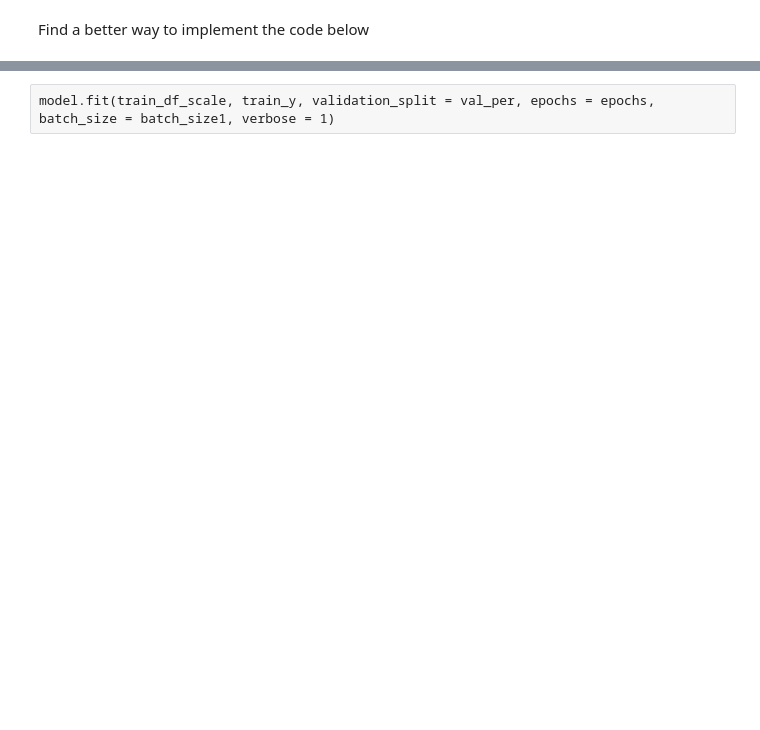
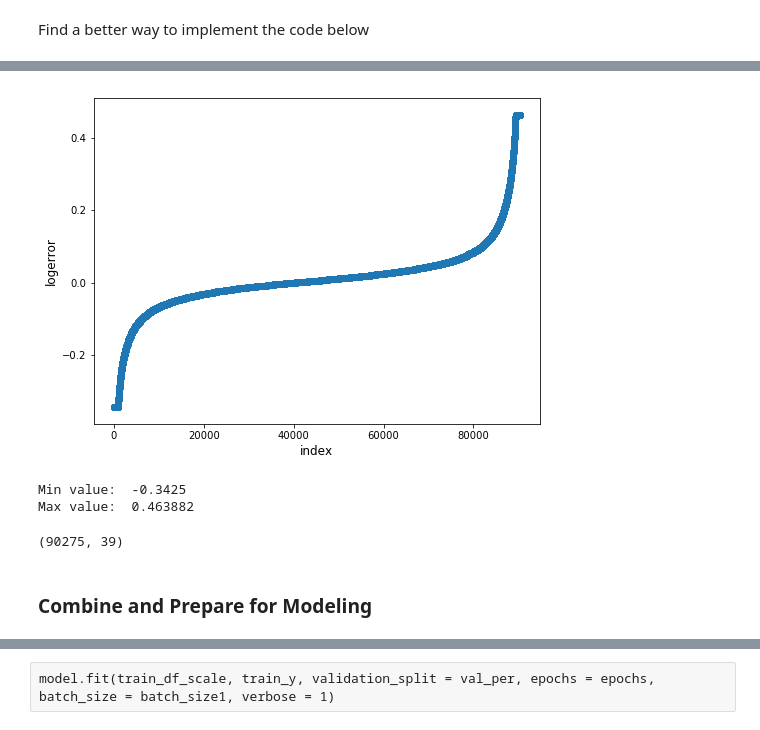
Before and after one commit to malctaylor15/Zillow_Kaggle, a Jupyter notebook: Analysis.ipynb, the cells around one changed output, grey strips where cells are left out. Cells and saved outputs as stored; diff of their text form; code cells hidden in the pictures; blank space fills up the shorter version.

```diff
--- a/Analysis.ipynb
+++ b/Analysis.ipynb
@@ -119,0 +257,20 @@ train_y = train_df['logerror']
+# %%
+plt.figure(figsize=(8,6))
+plt.scatter(range(train_y.size), np.sort(train_y))
+plt.xlabel('index', fontsize=12)
+plt.ylabel('logerror', fontsize=12)
+plt.show()
+# %% [output]
+[figure, added]
+# %%
+print("Min value: ",min(train_y))
+print("Max value: ", max(train_y))
+# %% [output]
+Min value:  -0.3425
+Max value:  0.463882
+# %%
+train_df_scale.shape
+# %% [output]
+(90275, 39)
+# %% [markdown]
+### Combine and Prepare for Modeling
```
Also changed, not shown: parts of 61 cells of this notebook.
